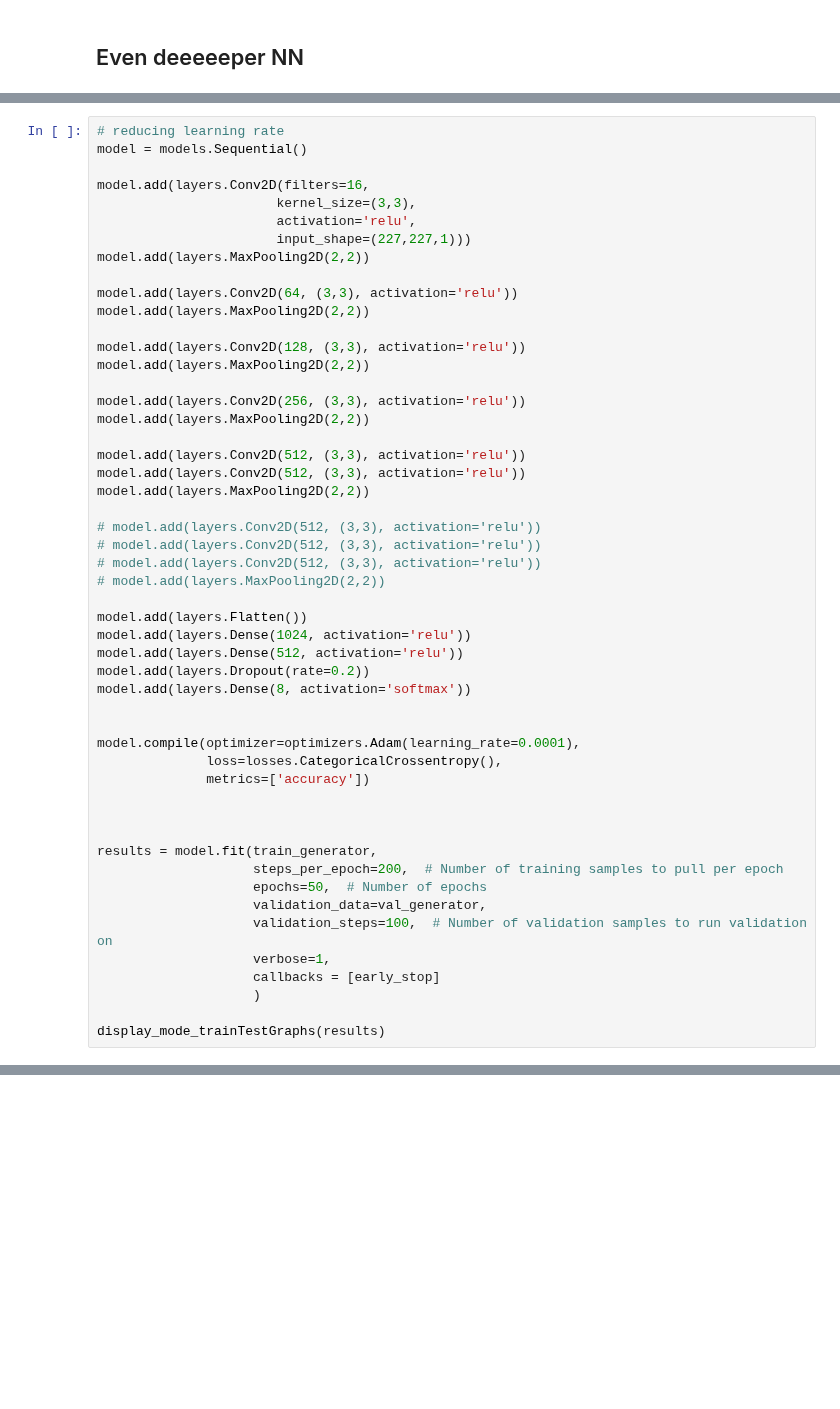
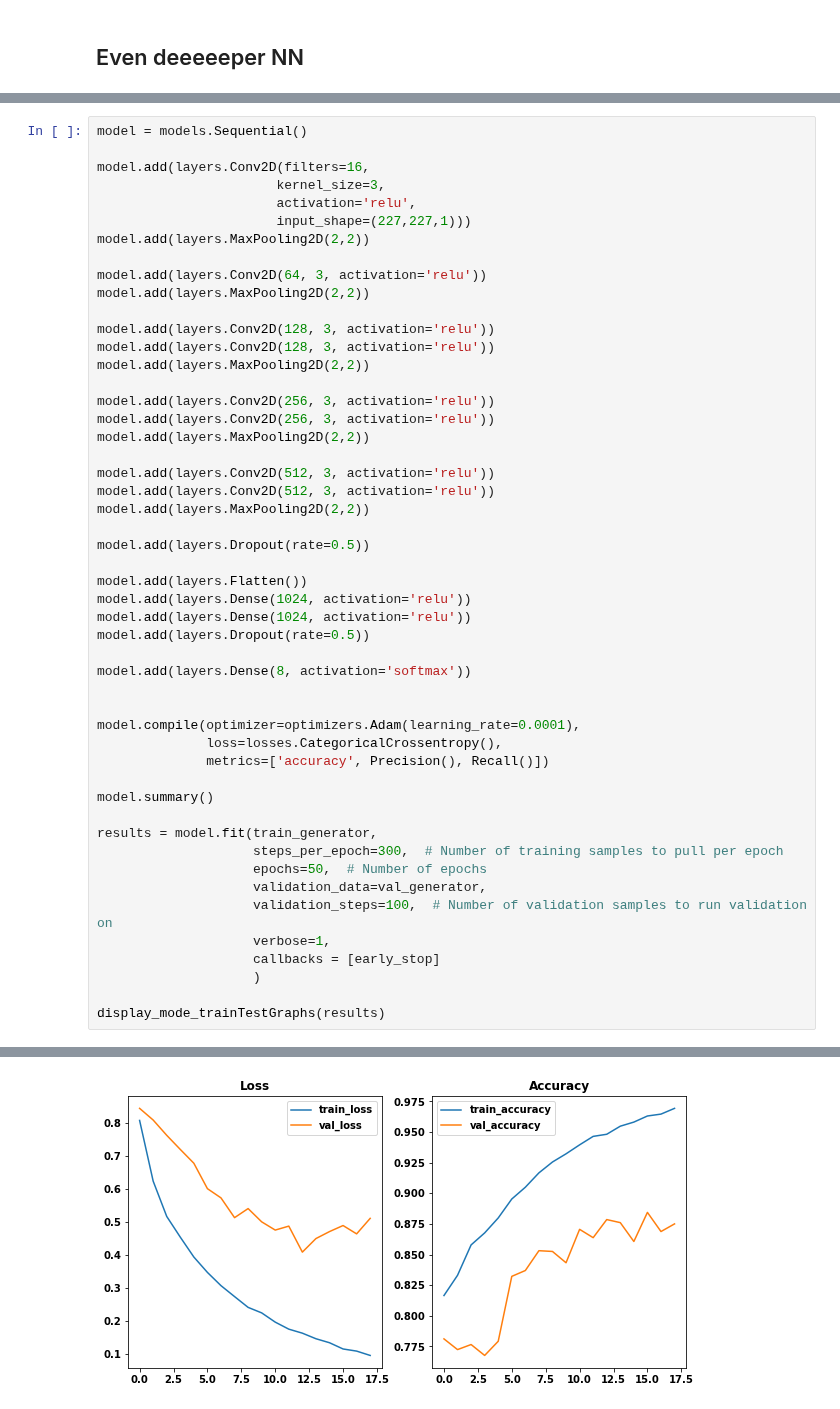
Before and after one commit to ssaeed85/dsc-ph5-MarsTerrainAnomalyDetection, a Jupyter notebook: 02_TensorflowModeling.ipynb, the cells around one changed output, grey strips where cells are left out. Drawn from its saved outputs; the diff is of its cells as text; blank space fills up the shorter version.

```diff
--- a/02_TensorflowModeling.ipynb
+++ b/02_TensorflowModeling.ipynb
@@ -697,46 +1297,45 @@ display_mode_trainTestGraphs(results)
 # %%
-# reducing learning rate
 model = models.Sequential()
 
 model.add(layers.Conv2D(filters=16,
-                       kernel_size=(3,3),
+                       kernel_size=3,
                        activation='relu',
                        input_shape=(227,227,1)))
 model.add(layers.MaxPooling2D(2,2))
 
-model.add(layers.Conv2D(64, (3,3), activation='relu'))
+model.add(layers.Conv2D(64, 3, activation='relu'))
 model.add(layers.MaxPooling2D(2,2))
 
-model.add(layers.Conv2D(128, (3,3), activation='relu'))
+model.add(layers.Conv2D(128, 3, activation='relu'))
+model.add(layers.Conv2D(128, 3, activation='relu'))
 model.add(layers.MaxPooling2D(2,2))
 
-model.add(layers.Conv2D(256, (3,3), activation='relu'))
+model.add(layers.Conv2D(256, 3, activation='relu'))
+model.add(layers.Conv2D(256, 3, activation='relu'))
 model.add(layers.MaxPooling2D(2,2))
 
-model.add(layers.Conv2D(512, (3,3), activation='relu'))
-model.add(layers.Conv2D(512, (3,3), activation='relu'))
+model.add(layers.Conv2D(512, 3, activation='relu'))
+model.add(layers.Conv2D(512, 3, activation='relu'))
 model.add(layers.MaxPooling2D(2,2))
 
-# model.add(layers.Conv2D(512, (3,3), activation='relu'))
-# model.add(layers.Conv2D(512, (3,3), activation='relu'))
-# model.add(layers.Conv2D(512, (3,3), activation='relu'))
-# model.add(layers.MaxPooling2D(2,2))
+model.add(layers.Dropout(rate=0.5))
 
 model.add(layers.Flatten())
 model.add(layers.Dense(1024, activation='relu'))
-model.add(layers.Dense(512, activation='relu'))
-model.add(layers.Dropout(rate=0.2))
+model.add(layers.Dense(1024, activation='relu'))
+model.add(layers.Dropout(rate=0.5))
+
 model.add(layers.Dense(8, activation='softmax'))
 
 
 model.compile(optimizer=optimizers.Adam(learning_rate=0.0001),
               loss=losses.CategoricalCrossentropy(),
-              metrics=['accuracy'])
+              metrics=['accuracy', Precision(), Recall()])
 
-
+model.summary()
 
 results = model.fit(train_generator,
-                    steps_per_epoch=200,  # Number of training samples to pull per epoch
+                    steps_per_epoch=300,  # Number of training samples to pull per epoch
                     epochs=50,  # Number of epochs
                     validation_data=val_generator,
                     validation_steps=100,  # Number of validation samples to run validation on
@@ -745,3 +1344,4 @@ results = model.fit(train_generator,
                     )
 
 display_mode_trainTestGraphs(results)
+# %% [output]
@@ -747,0 +1365 @@ display_mode_trainTestGraphs(results)
+[figure, added]
```
Also changed, not shown: parts of 93 cells of this notebook.
